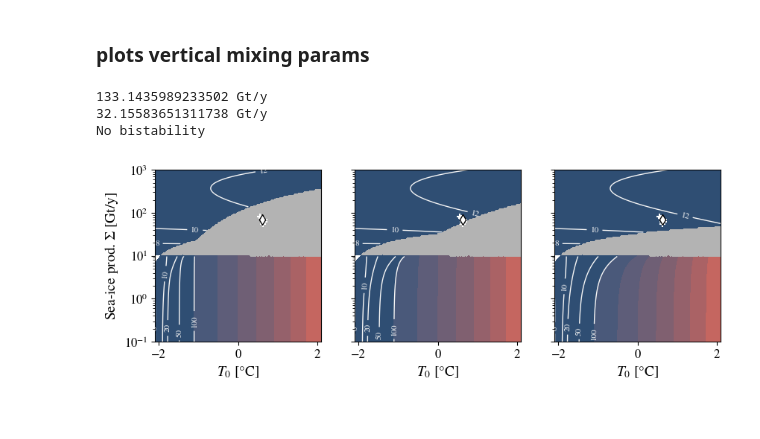
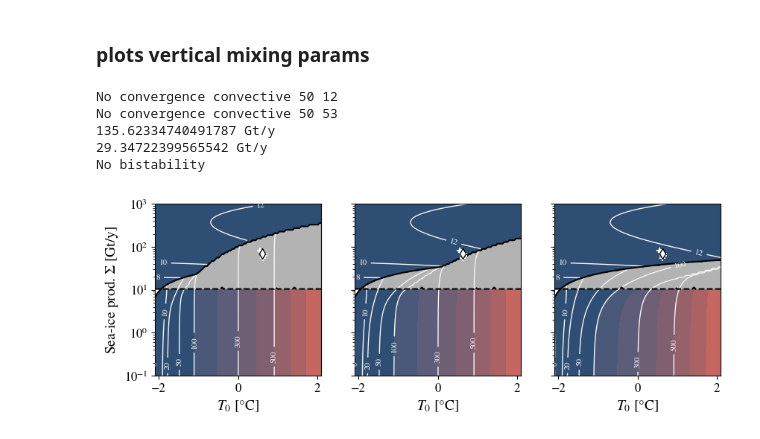
Before and after one commit to lsaddier/Low-Dimensionnal-Model-2025, a Jupyter notebook: Figure4.ipynb, the cells around one changed output. Saved outputs shown, nothing was run; the diff lists cells and outputs as text; code cells hidden in the pictures.

```diff
--- a/Figure4.ipynb
+++ b/Figure4.ipynb
@@ -300,7 +300,7 @@ def melt_map_smooth(arguments, Ap_list, T0_list, max_iter, random_step, tol):
                 print('No convergence FW',m,n)
                 sigma_fw[m,n] = np.nan
                 melt_fw[m,n] = np.nan
-                sigma_d_0_fw[m,n] = np.nan
+                #sigma_d_0_fw[m,n] = np.nan
 
 
         ###################
@@ -471,7 +471,7 @@ fig, ax = plt.subplots(1,3,figsize=(9.8,3),sharey=True)
 np.random.seed(0) # This random seed works well here
 
 
-Npoint = 150
+Npoint = 100
 SeaIce_list = np.logspace(-1,3,Npoint) #Gt/y
 Ap_list = SeaIce_list/Omega_ref/rho_i *1e12/3600/24/365.25 #m^2
 
@@ -559,36 +559,44 @@ for i,Lamb in zip(np.arange(3),Lamb_list):
     ax[i].scatter(T0_series,SeaIce_series,marker='+', c='white',zorder=3) # Ap in km²
     ax[i].scatter(T0_ref,np.mean(SeaIce_series),facecolors='white',edgecolors='black',marker='d',s=50,linewidths=1,zorder=3)
 
     ax[i].set_xlim((-2.1,2.1))
 
     ax[i].set_yscale('log')
     ax[i].set_xlabel(r'$T_0$'+' [°C]')
 
     # contour plot the low basal mass loss (CDW)
-    contour = np.ma.masked_where(~bistable2.mask,melt)
-    #contour = melt
-    cont = ax[i].contour(T0_list, SeaIce_list, contour, np.array([0,10,20,50,100]), colors='whitesmoke', linewidths=1.)
+    #contour = np.ma.masked_where(~bistable2.mask,melt)
+    contour = melt
+    cont = ax[i].contour(T0_list, SeaIce_list, contour, np.array([0,10,20,50,100,300,500]), colors='whitesmoke', linewidths=1.)
     ax[i].clabel(cont, fontsize=8)
 
     # contour plot the low basal mass loss (conv)
     contour = np.ma.masked_where(~bistable2.mask,melt_conv)
     cont = ax[i].contour(T0_list, SeaIce_list, contour, np.array([8,10,12]), colors='whitesmoke', linewidths=1.)
     ax[i].clabel(cont, fontsize=8)
+
+    # Plot transition thresholds
+    if np.max(sigma_d_0_fw)>0:
+        ax[i].contour(T0_list, SeaIce_list,sigma_d_0_fw,colors='black',levels=0)
+    if np.min(sigma_d_0_conv)<0:
+        ax[i].contour(T0_list, SeaIce_list,sigma_d_0_conv,colors='black',levels=0,linestyles='dashed')
 
 
 
 
 
 
 
 
 ax[0].set_ylabel(r'Sea-ice prod. $\Sigma$'+' '+r'$\mathrm{[Gt/y]}$')
 
 plt.savefig('Figures/Figure4/Fig4_2nd_row.pdf',format='pdf', bbox_inches='tight')
 
 plt.show()
 # %% [output]
-133.1435989233502 Gt/y
-32.15583651311738 Gt/y
+No convergence convective 50 12
+No convergence convective 50 53
+135.62334740491787 Gt/y
+29.34722399565542 Gt/y
 No bistability
-[figure, old version]
+[figure, new version]
```
Also changed, not shown: parts of 1 cell of this notebook, 4 other files.
